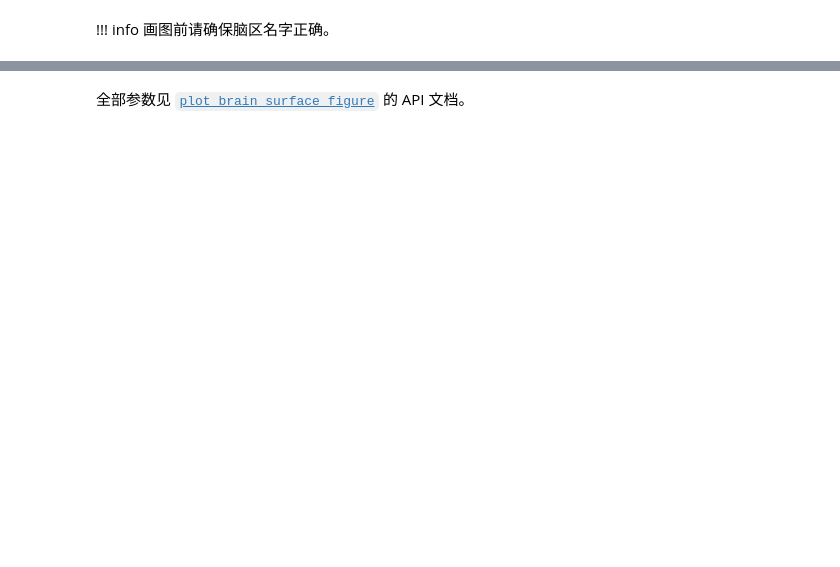
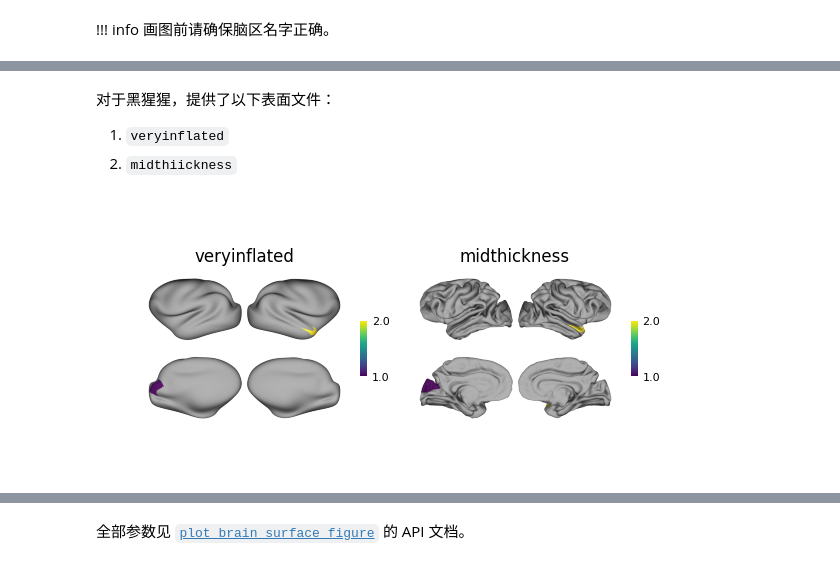
Before and after one commit to RicardoRyn/plotfig, a Jupyter notebook: notebooks/brain_surface.ipynb, the cells around one changed output, grey strips where cells are left out. Drawn from its saved outputs; the diff is of its cells as text; code cells hidden in the pictures; blank space fills up the shorter version.

```diff
--- a/notebooks/brain_surface.ipynb
+++ b/notebooks/brain_surface.ipynb
@@ -62,0 +89,17 @@ ax2 = plot_brain_surface_figure(
+# %% [markdown]
+对于黑猩猩，提供了以下表面文件：
+
+1. `veryinflated`
+2. `midthiickness`
+# %%
+from plotfig import plot_brain_surface_figure
+import matplotlib.pyplot as plt
+
+fig, axes = plt.subplots(1, 2)
+
+plot_data = {"lh_MVOcC.rd": 1, "rh_STG.r": 2}
+
+ax1 = plot_brain_surface_figure(plot_data, species="chimpanzee", atlas="bna", surf="veryinflated", ax=axes[0], title_name="veryinflated")
+ax3 = plot_brain_surface_figure(plot_data, species="chimpanzee", atlas="bna", surf="midthickness", ax=axes[1], title_name="midthickness")
+# %% [output]
+[figure, added]
```
Also changed, not shown: parts of 10 cells of this notebook, 29 other files.
